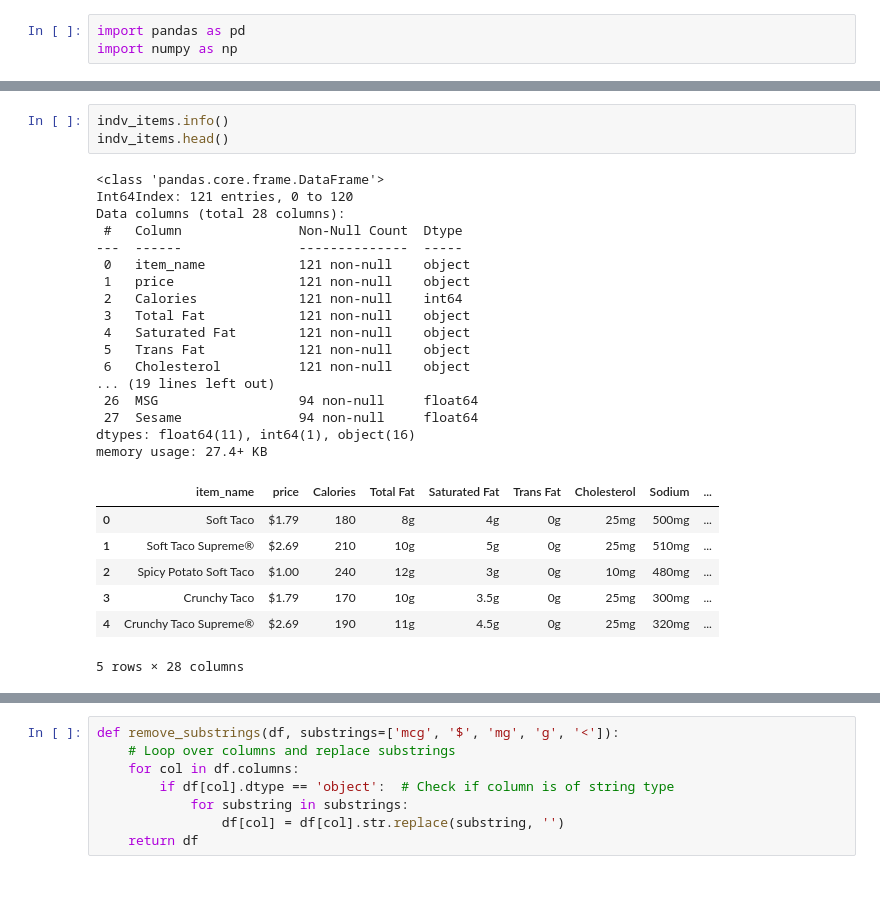
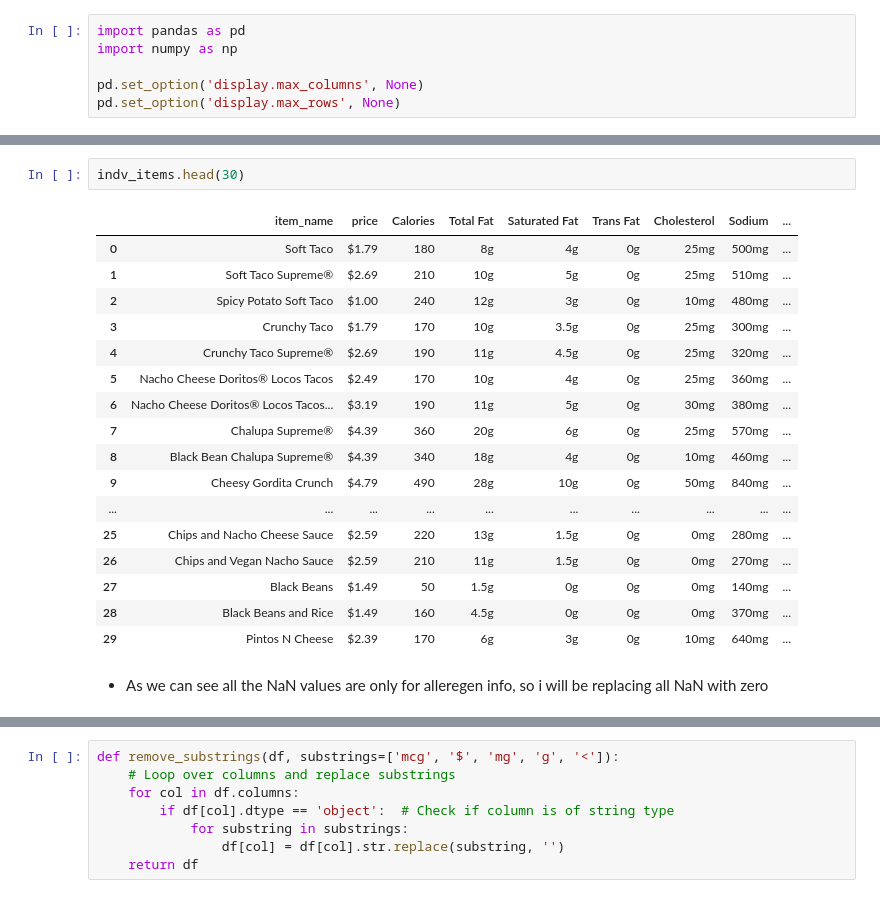
Before and after one commit to ashrifehn/tacobell_menu_optimization, a Jupyter notebook: data_processing/cleaning_taco_bell_indv_items.ipynb, the cells around one changed output, grey strips where cells are left out. Cells and saved outputs as stored; diff of their text form.

Commit message:
data cleaning

```diff
--- a/data_processing/cleaning_taco_bell_indv_items.ipynb
+++ b/data_processing/cleaning_taco_bell_indv_items.ipynb
@@ -1,6 +1,9 @@
 # %%
 import pandas as pd
 import numpy as np
+
+pd.set_option('display.max_columns', None)
+pd.set_option('display.max_rows', None)
 # %%
 # Reading in the data
 indv_items = pd.read_csv("../data/uncleaned_taco_bell_indv_items.csv", index_col=0)
@@ -10,28 +31,22 @@ indv_items.shape
 # %%
-indv_items.info()
-indv_items.head()
+indv_items.head(30)
 # %% [output]
-<class 'pandas.core.frame.DataFrame'>
-Int64Index: 121 entries, 0 to 120
-Data columns (total 28 columns):
- #   Column               Non-Null Count  Dtype
----  ------               --------------  -----
- 0   item_name            121 non-null    object
- 1   price                121 non-null    object
- 2   Calories             121 non-null    int64
- 3   Total Fat            121 non-null    object
- 4   Saturated Fat        121 non-null    object
- 5   Trans Fat            121 non-null    object
- 6   Cholesterol          121 non-null    object
-... (19 lines left out)
- 26  MSG                  94 non-null     float64
- 27  Sesame               94 non-null     float64
-dtypes: float64(11), int64(1), object(16)
-memory usage: 27.4+ KB
 |  | item_name | price | Calories | Total Fat | Saturated Fat | Trans Fat | Cholesterol | Sodium | ... |
 | 0 | Soft Taco | $1.79 | 180 | 8g | 4g | 0g | 25mg | 500mg | ... |
 | 1 | Soft Taco Supreme® | $2.69 | 210 | 10g | 5g | 0g | 25mg | 510mg | ... |
 | 2 | Spicy Potato Soft Taco | $1.00 | 240 | 12g | 3g | 0g | 10mg | 480mg | ... |
 | 3 | Crunchy Taco | $1.79 | 170 | 10g | 3.5g | 0g | 25mg | 300mg | ... |
 | 4 | Crunchy Taco Supreme® | $2.69 | 190 | 11g | 4.5g | 0g | 25mg | 320mg | ... |
+| 5 | Nacho Cheese Doritos® Locos Tacos | $2.49 | 170 | 10g | 4g | 0g | 25mg | 360mg | ... |
+| 6 | Nacho Cheese Doritos® Locos Tacos... | $3.19 | 190 | 11g | 5g | 0g | 30mg | 380mg | ... |
+| 7 | Chalupa Supreme® | $4.39 | 360 | 20g | 6g | 0g | 25mg | 570mg | ... |
+| 8 | Black Bean Chalupa Supreme® | $4.39 | 340 | 18g | 4g | 0g | 10mg | 460mg | ... |
+| 9 | Cheesy Gordita Crunch | $4.79 | 490 | 28g | 10g | 0g | 50mg | 840mg | ... |
+| ... | ... | ... | ... | ... | ... | ... | ... | ... | ... |
+| 25 | Chips and Nacho Cheese Sauce | $2.59 | 220 | 13g | 1.5g | 0g | 0mg | 280mg | ... |
+| 26 | Chips and Vegan Nacho Sauce | $2.59 | 210 | 11g | 1.5g | 0g | 0mg | 270mg | ... |
+| 27 | Black Beans | $1.49 | 50 | 1.5g | 0g | 0g | 0mg | 140mg | ... |
+| 28 | Black Beans and Rice | $1.49 | 160 | 4.5g | 0g | 0g | 0mg | 370mg | ... |
+| 29 | Pintos N Cheese | $2.39 | 170 | 6g | 3g | 0g | 10mg | 640mg | ... |
-5 rows × 28 columns
+# %% [markdown]
+- As we can see all the NaN values are only for alleregen info, so i will be replacing all NaN with zero
```
Also changed, not shown: parts of 26 cells of this notebook, 3 other files.
